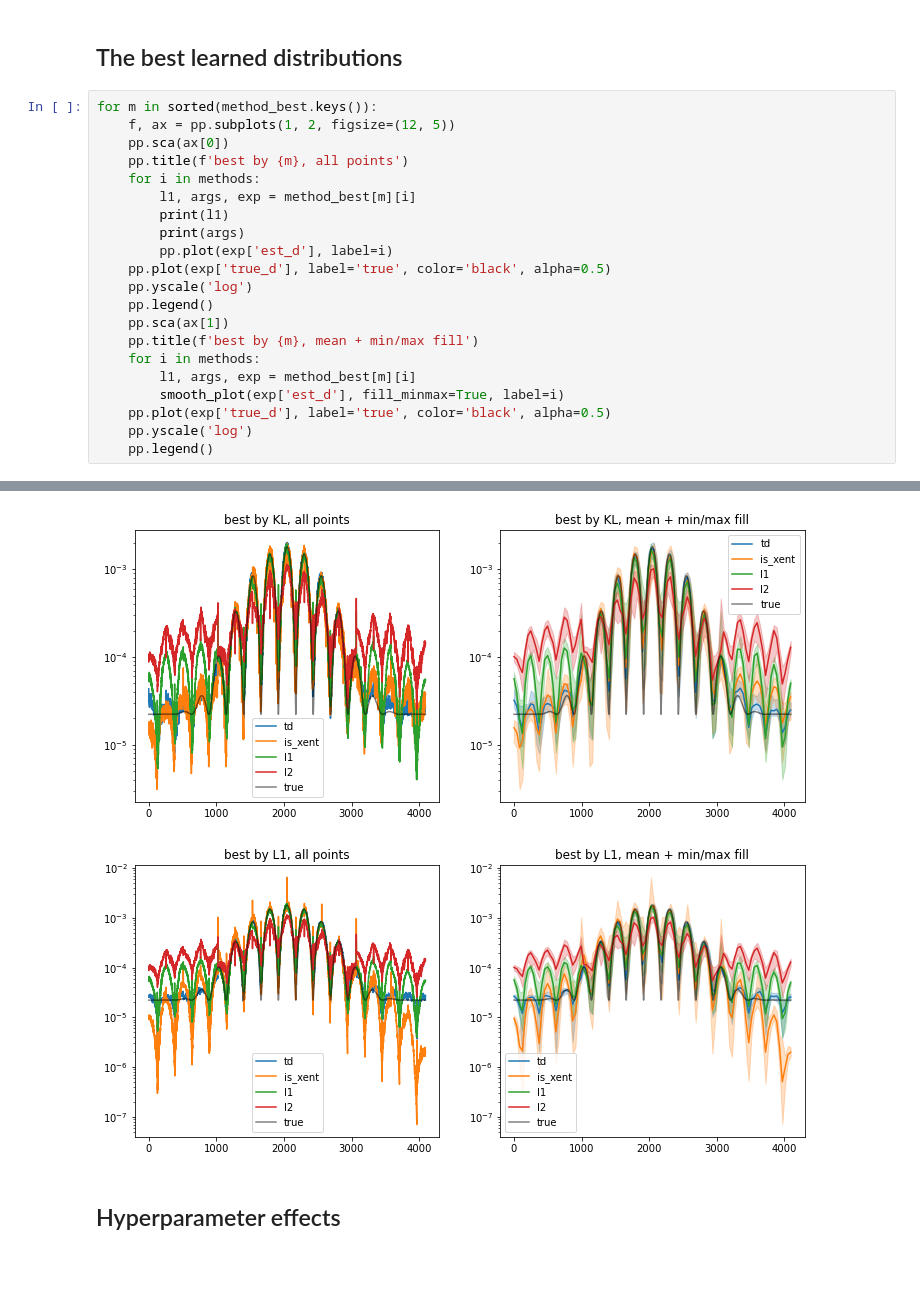
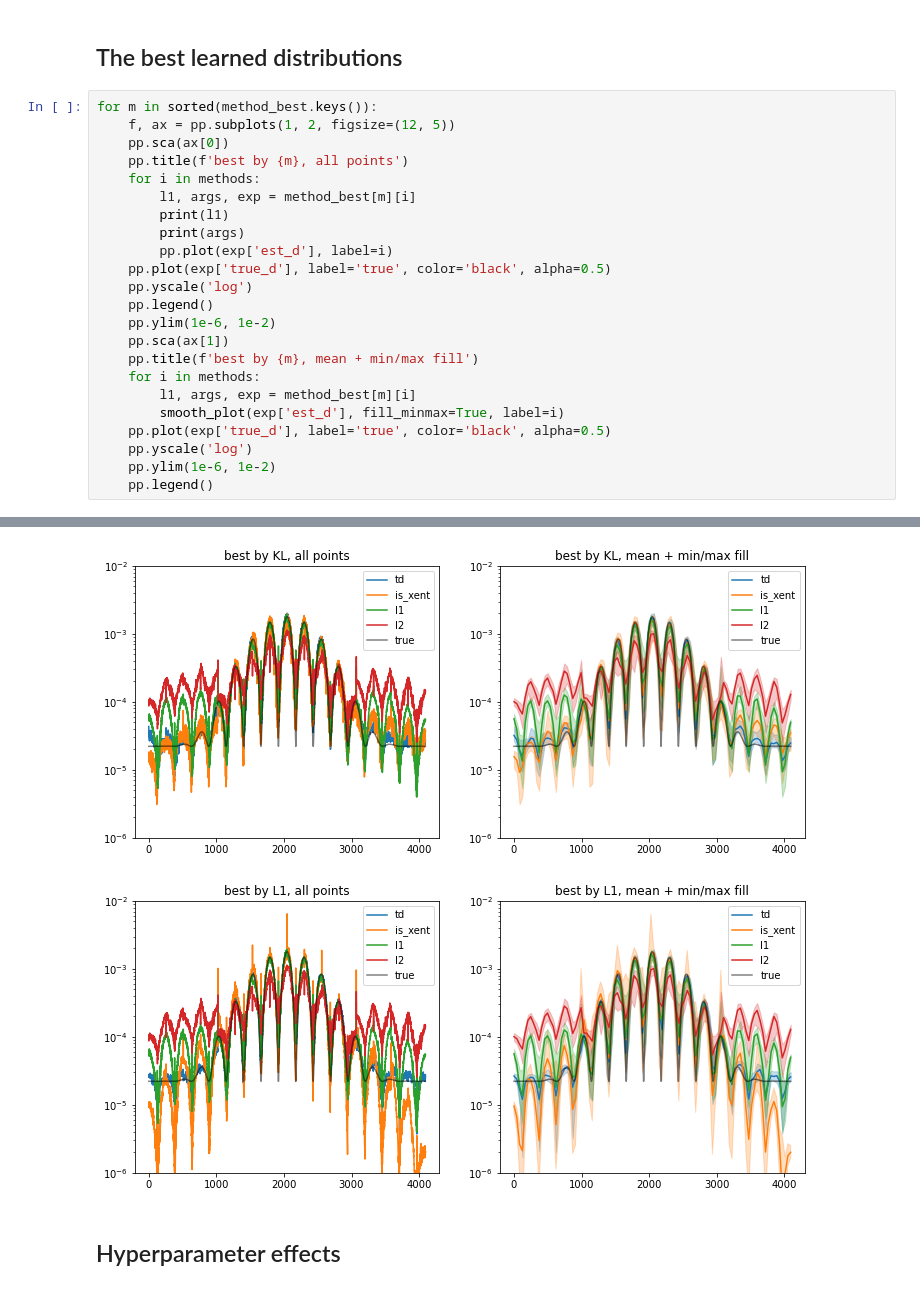
Before and after one commit to MKorablyov/LambdaZero, a Jupyter notebook: LambdaZero/examples/generative_models/toy_1d_plots.ipynb, the cells around one changed output, grey strips where cells are left out. Cells and saved outputs as stored; diff of their text form.

Commit message:
plots for c estimation by L1-L2

```diff
--- a/LambdaZero/examples/generative_models/toy_1d_plots.ipynb
+++ b/LambdaZero/examples/generative_models/toy_1d_plots.ipynb
@@ -167,35 +167,37 @@ for m in sorted(method_best.keys()):
         print(args)
         pp.plot(exp['est_d'], label=i)
     pp.plot(exp['true_d'], label='true', color='black', alpha=0.5)
     pp.yscale('log')
     pp.legend()
+    pp.ylim(1e-6, 1e-2)
     pp.sca(ax[1])
     pp.title(f'best by {m}, mean + min/max fill')
     for i in methods:
         l1, args, exp = method_best[m][i]
         smooth_plot(exp['est_d'], fill_minmax=True, label=i)
     pp.plot(exp['true_d'], label='true', color='black', alpha=0.5)
     pp.yscale('log')
+    pp.ylim(1e-6, 1e-2)
     pp.legend()
 # %% [output]
 0.0042237183
 Namespace(array='mar_24', bootstrap_tau=0.1, device='cpu', horizon=11, learning_method='td', learning_rate=0.0005, mbsize=8, momentum=0.0, n_hid=256, n_layers=2, n_train_steps=8000, progress=False, sa ...
 0.027045498
 Namespace(array='mar_24', bootstrap_tau=0.1, device='cpu', horizon=11, learning_method='is_xent', learning_rate=0.0005, mbsize=8, momentum=0.0, n_hid=256, n_layers=2, n_train_steps=8000, progress=Fals ...
 0.046594016
 Namespace(adam_beta1=0.9, adam_beta2=0.999, array='apr_1', bootstrap_tau=0.1, device='cpu', do_is_queue=False, horizon=11, learning_method='l1', learning_rate=0.0005, mbsize=8, momentum=0.9, n_hid=128 ...
 0.3185122
 Namespace(adam_beta1=0.9, adam_beta2=0.999, array='apr_1', bootstrap_tau=0.1, device='cpu', do_is_queue=False, horizon=11, learning_method='l2', learning_rate=0.0005, mbsize=8, momentum=0.9, n_hid=256 ...
 1.2034556e-05
 Namespace(array='mar_24', bootstrap_tau=0.1, device='cpu', horizon=11, learning_method='td', learning_rate=0.0005, mbsize=8, momentum=0.0, n_hid=256, n_layers=2, n_train_steps=8000, progress=False, sa ...
 3.7054997e-05
 Namespace(array='mar_24', bootstrap_tau=0.1, device='cpu', horizon=11, learning_method='is_xent', learning_rate=0.0002, mbsize=8, momentum=0.0, n_hid=64, n_layers=2, n_train_steps=8000, progress=False ...
 4.412479e-05
 Namespace(adam_beta1=0.9, adam_beta2=0.999, array='apr_1', bootstrap_tau=0.1, device='cpu', do_is_queue=False, horizon=11, learning_method='l1', learning_rate=0.0005, mbsize=8, momentum=0.9, n_hid=128 ...
 0.00016652374
 Namespace(adam_beta1=0.9, adam_beta2=0.999, array='apr_1', bootstrap_tau=0.1, device='cpu', do_is_queue=False, horizon=11, learning_method='l2', learning_rate=0.0005, mbsize=8, momentum=0.9, n_hid=256 ...
-[figure, old version]
+[figure, new version]
-[figure, old version]
+[figure, new version]
 # %% [markdown]
 ## Hyperparameter effects
 # %%
```
Also changed, not shown: parts of 3 cells of this notebook.
